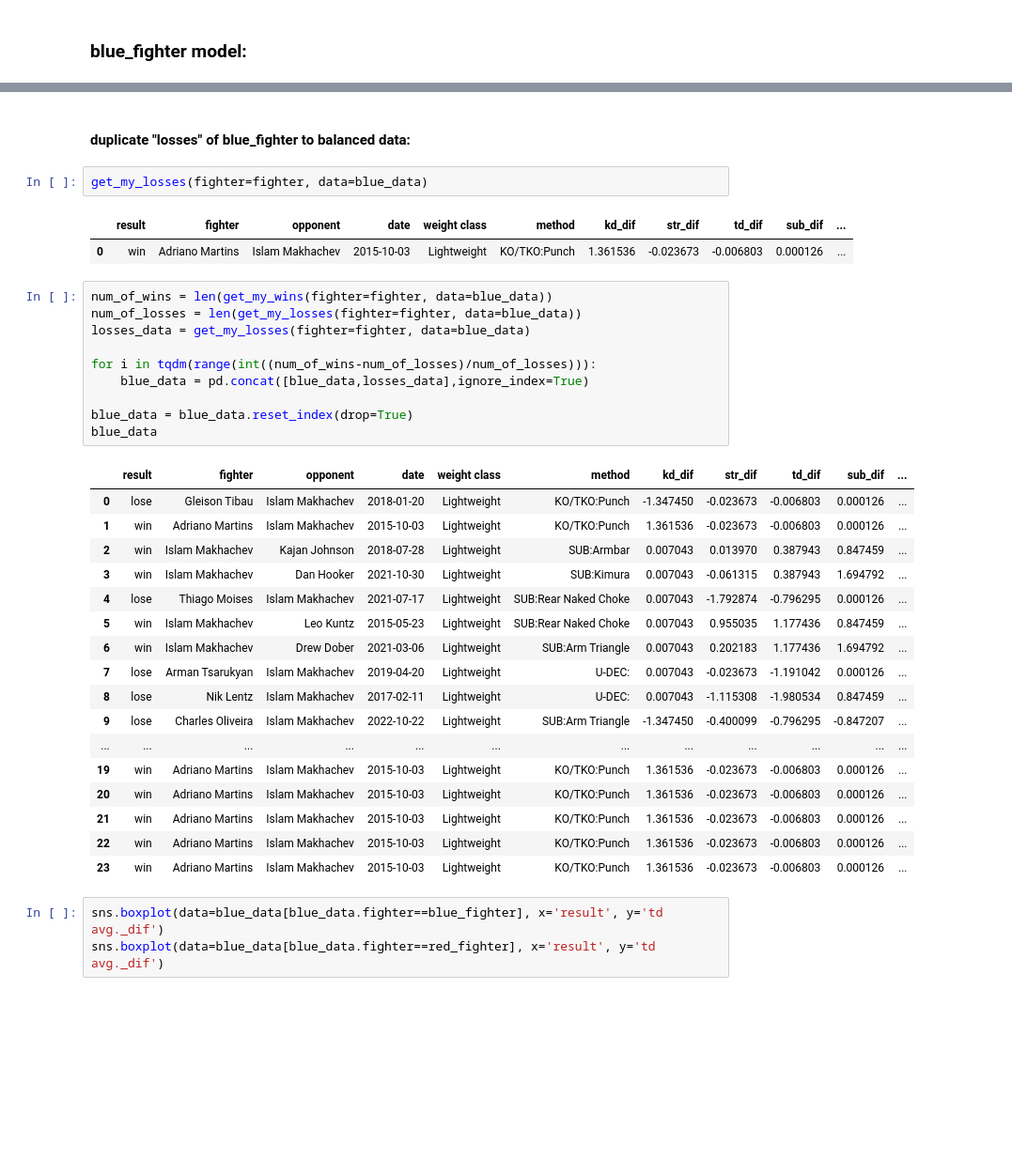
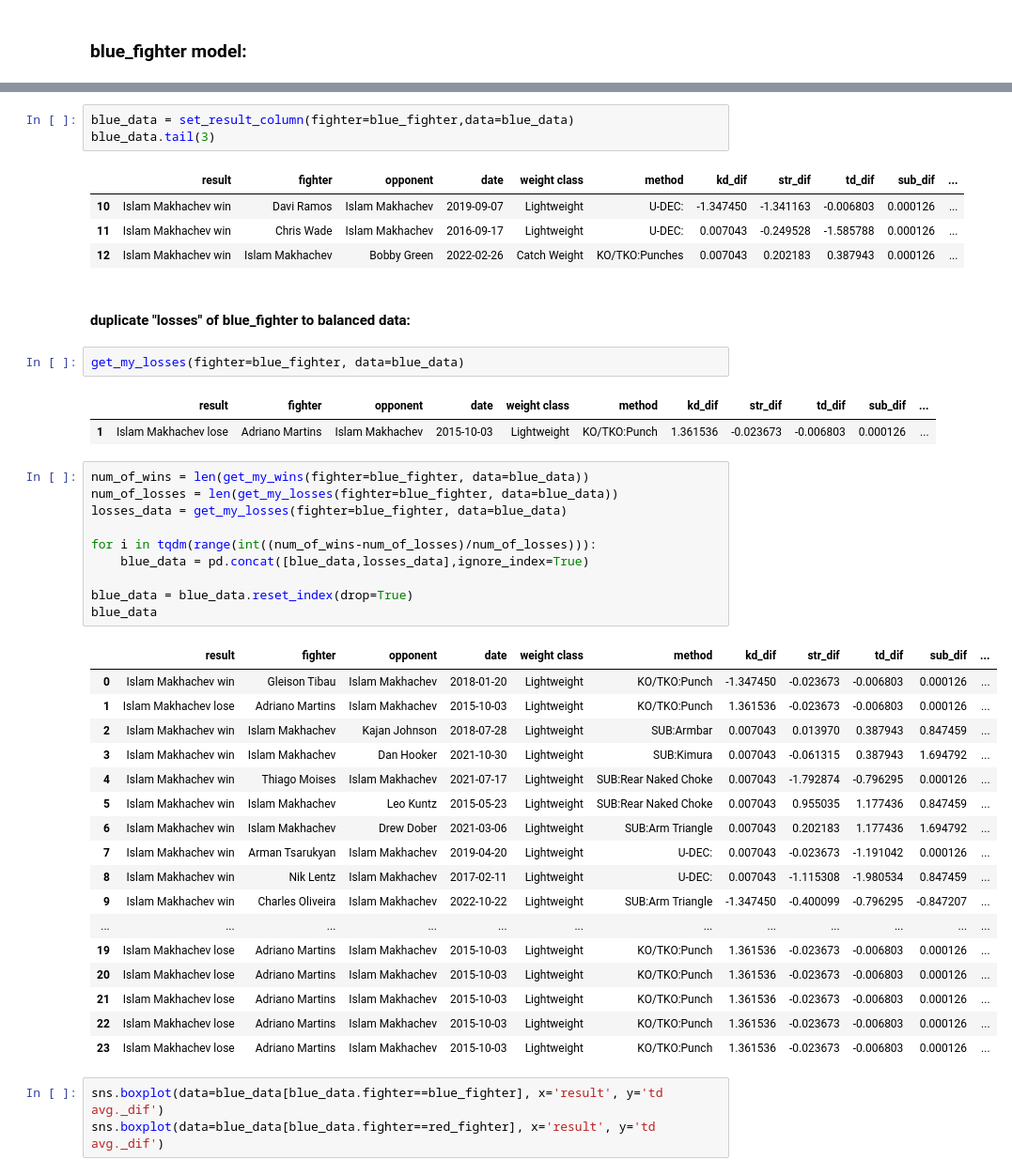
Before and after one commit to sagi778/ufc_fights_Predictor, a Jupyter notebook: notebooks/micro_model_training.ipynb, the cells around one changed output, grey strips where cells are left out. Shown: that part at 94% size. Saved outputs shown, nothing was run; the diff lists cells and outputs as text; blank space fills up the shorter version.

```diff
--- a/notebooks/micro_model_training.ipynb
+++ b/notebooks/micro_model_training.ipynb
@@ -78,38 +78,46 @@ blue_data.head(3)
+# %%
+blue_data = set_result_column(fighter=blue_fighter,data=blue_data)
+blue_data.tail(3)
+# %% [output]
+|  | result | fighter | opponent | date | weight class | method | kd_dif | str_dif | td_dif | sub_dif | ... |
+| 10 | Islam Makhachev win | Davi Ramos | Islam Makhachev | 2019-09-07 | Lightweight | U-DEC: | -1.347450 | -1.341163 | -0.006803 | 0.000126 | ... |
+| 11 | Islam Makhachev win | Chris Wade | Islam Makhachev | 2016-09-17 | Lightweight | U-DEC: | 0.007043 | -0.249528 | -1.585788 | 0.000126 | ... |
+| 12 | Islam Makhachev win | Islam Makhachev | Bobby Green | 2022-02-26 | Catch Weight | KO/TKO:Punches | 0.007043 | 0.202183 | 0.387943 | 0.000126 | ... |
 # %% [markdown]
 #### duplicate "losses" of blue_fighter to balanced data:
 # %%
-get_my_losses(fighter=fighter, data=blue_data)
+get_my_losses(fighter=blue_fighter, data=blue_data)
 # %% [output]
 |  | result | fighter | opponent | date | weight class | method | kd_dif | str_dif | td_dif | sub_dif | ... |
-| 0 | win | Adriano Martins | Islam Makhachev | 2015-10-03 | Lightweight | KO/TKO:Punch | 1.361536 | -0.023673 | -0.006803 | 0.000126 | ... |
+| 1 | Islam Makhachev lose | Adriano Martins | Islam Makhachev | 2015-10-03 | Lightweight | KO/TKO:Punch | 1.361536 | -0.023673 | -0.006803 | 0.000126 | ... |
 # %%
-num_of_wins = len(get_my_wins(fighter=fighter, data=blue_data))
-num_of_losses = len(get_my_losses(fighter=fighter, data=blue_data))
-losses_data = get_my_losses(fighter=fighter, data=blue_data)
+num_of_wins = len(get_my_wins(fighter=blue_fighter, data=blue_data))
+num_of_losses = len(get_my_losses(fighter=blue_fighter, data=blue_data))
+losses_data = get_my_losses(fighter=blue_fighter, data=blue_data)
 
 for i in tqdm(range(int((num_of_wins-num_of_losses)/num_of_losses))):
     blue_data = pd.concat([blue_data,losses_data],ignore_index=True)
 
 blue_data = blue_data.reset_index(drop=True)
 blue_data
 # %% [output]
 |  | result | fighter | opponent | date | weight class | method | kd_dif | str_dif | td_dif | sub_dif | ... |
-| 0 | lose | Gleison Tibau | Islam Makhachev | 2018-01-20 | Lightweight | KO/TKO:Punch | -1.347450 | -0.023673 | -0.006803 | 0.000126 | ... |
-| 1 | win | Adriano Martins | Islam Makhachev | 2015-10-03 | Lightweight | KO/TKO:Punch | 1.361536 | -0.023673 | -0.006803 | 0.000126 | ... |
-| 2 | win | Islam Makhachev | Kajan Johnson | 2018-07-28 | Lightweight | SUB:Armbar | 0.007043 | 0.013970 | 0.387943 | 0.847459 | ... |
-| 3 | win | Islam Makhachev | Dan Hooker | 2021-10-30 | Lightweight | SUB:Kimura | 0.007043 | -0.061315 | 0.387943 | 1.694792 | ... |
-| 4 | lose | Thiago Moises | Islam Makhachev | 2021-07-17 | Lightweight | SUB:Rear Naked Choke | 0.007043 | -1.792874 | -0.796295 | 0.000126 | ... |
-| 5 | win | Islam Makhachev | Leo Kuntz | 2015-05-23 | Lightweight | SUB:Rear Naked Choke | 0.007043 | 0.955035 | 1.177436 | 0.847459 | ... |
-| 6 | win | Islam Makhachev | Drew Dober | 2021-03-06 | Lightweight | SUB:Arm Triangle | 0.007043 | 0.202183 | 1.177436 | 1.694792 | ... |
-| 7 | lose | Arman Tsarukyan | Islam Makhachev | 2019-04-20 | Lightweight | U-DEC: | 0.007043 | -0.023673 | -1.191042 | 0.000126 | ... |
-| 8 | lose | Nik Lentz | Islam Makhachev | 2017-02-11 | Lightweight | U-DEC: | 0.007043 | -1.115308 | -1.980534 | 0.847459 | ... |
-| 9 | lose | Charles Oliveira | Islam Makhachev | 2022-10-22 | Lightweight | SUB:Arm Triangle | -1.347450 | -0.400099 | -0.796295 | -0.847207 | ... |
+| 0 | Islam Makhachev win | Gleison Tibau | Islam Makhachev | 2018-01-20 | Lightweight | KO/TKO:Punch | -1.347450 | -0.023673 | -0.006803 | 0.000126 | ... |
+| 1 | Islam Makhachev lose | Adriano Martins | Islam Makhachev | 2015-10-03 | Lightweight | KO/TKO:Punch | 1.361536 | -0.023673 | -0.006803 | 0.000126 | ... |
+| 2 | Islam Makhachev win | Islam Makhachev | Kajan Johnson | 2018-07-28 | Lightweight | SUB:Armbar | 0.007043 | 0.013970 | 0.387943 | 0.847459 | ... |
+| 3 | Islam Makhachev win | Islam Makhachev | Dan Hooker | 2021-10-30 | Lightweight | SUB:Kimura | 0.007043 | -0.061315 | 0.387943 | 1.694792 | ... |
+| 4 | Islam Makhachev win | Thiago Moises | Islam Makhachev | 2021-07-17 | Lightweight | SUB:Rear Naked Choke | 0.007043 | -1.792874 | -0.796295 | 0.000126 | ... |
+| 5 | Islam Makhachev win | Islam Makhachev | Leo Kuntz | 2015-05-23 | Lightweight | SUB:Rear Naked Choke | 0.007043 | 0.955035 | 1.177436 | 0.847459 | ... |
+| 6 | Islam Makhachev win | Islam Makhachev | Drew Dober | 2021-03-06 | Lightweight | SUB:Arm Triangle | 0.007043 | 0.202183 | 1.177436 | 1.694792 | ... |
+| 7 | Islam Makhachev win | Arman Tsarukyan | Islam Makhachev | 2019-04-20 | Lightweight | U-DEC: | 0.007043 | -0.023673 | -1.191042 | 0.000126 | ... |
+| 8 | Islam Makhachev win | Nik Lentz | Islam Makhachev | 2017-02-11 | Lightweight | U-DEC: | 0.007043 | -1.115308 | -1.980534 | 0.847459 | ... |
+| 9 | Islam Makhachev win | Charles Oliveira | Islam Makhachev | 2022-10-22 | Lightweight | SUB:Arm Triangle | -1.347450 | -0.400099 | -0.796295 | -0.847207 | ... |
 | ... | ... | ... | ... | ... | ... | ... | ... | ... | ... | ... | ... |
-| 19 | win | Adriano Martins | Islam Makhachev | 2015-10-03 | Lightweight | KO/TKO:Punch | 1.361536 | -0.023673 | -0.006803 | 0.000126 | ... |
-| 20 | win | Adriano Martins | Islam Makhachev | 2015-10-03 | Lightweight | KO/TKO:Punch | 1.361536 | -0.023673 | -0.006803 | 0.000126 | ... |
-| 21 | win | Adriano Martins | Islam Makhachev | 2015-10-03 | Lightweight | KO/TKO:Punch | 1.361536 | -0.023673 | -0.006803 | 0.000126 | ... |
-| 22 | win | Adriano Martins | Islam Makhachev | 2015-10-03 | Lightweight | KO/TKO:Punch | 1.361536 | -0.023673 | -0.006803 | 0.000126 | ... |
-| 23 | win | Adriano Martins | Islam Makhachev | 2015-10-03 | Lightweight | KO/TKO:Punch | 1.361536 | -0.023673 | -0.006803 | 0.000126 | ... |
+| 19 | Islam Makhachev lose | Adriano Martins | Islam Makhachev | 2015-10-03 | Lightweight | KO/TKO:Punch | 1.361536 | -0.023673 | -0.006803 | 0.000126 | ... |
+| 20 | Islam Makhachev lose | Adriano Martins | Islam Makhachev | 2015-10-03 | Lightweight | KO/TKO:Punch | 1.361536 | -0.023673 | -0.006803 | 0.000126 | ... |
+| 21 | Islam Makhachev lose | Adriano Martins | Islam Makhachev | 2015-10-03 | Lightweight | KO/TKO:Punch | 1.361536 | -0.023673 | -0.006803 | 0.000126 | ... |
+| 22 | Islam Makhachev lose | Adriano Martins | Islam Makhachev | 2015-10-03 | Lightweight | KO/TKO:Punch | 1.361536 | -0.023673 | -0.006803 | 0.000126 | ... |
+| 23 | Islam Makhachev lose | Adriano Martins | Islam Makhachev | 2015-10-03 | Lightweight | KO/TKO:Punch | 1.361536 | -0.023673 | -0.006803 | 0.000126 | ... |
 # %%
 sns.boxplot(data=blue_data[blue_data.fighter==blue_fighter], x='result', y='td avg._dif')
 sns.boxplot(data=blue_data[blue_data.fighter==red_fighter], x='result', y='td avg._dif')
```
Also changed, not shown: parts of 3 cells of this notebook, 1 other file.
